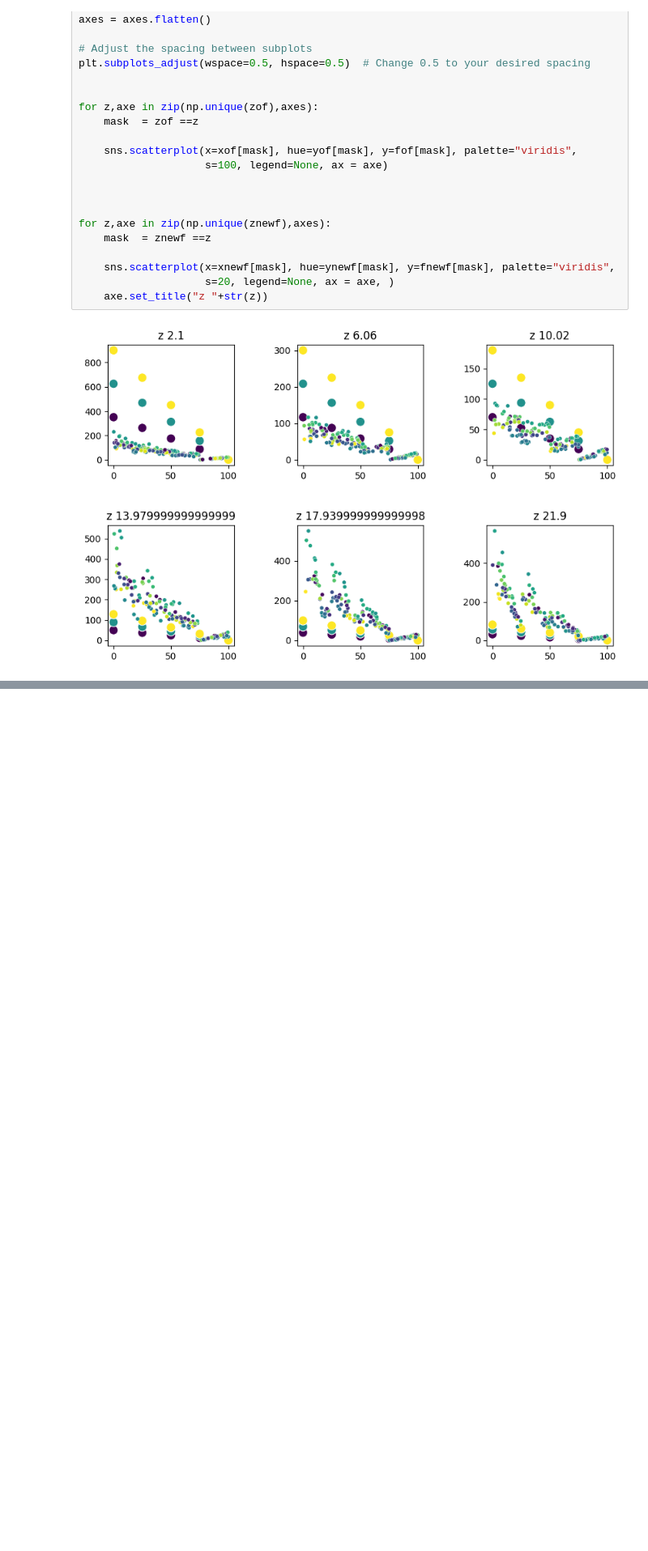
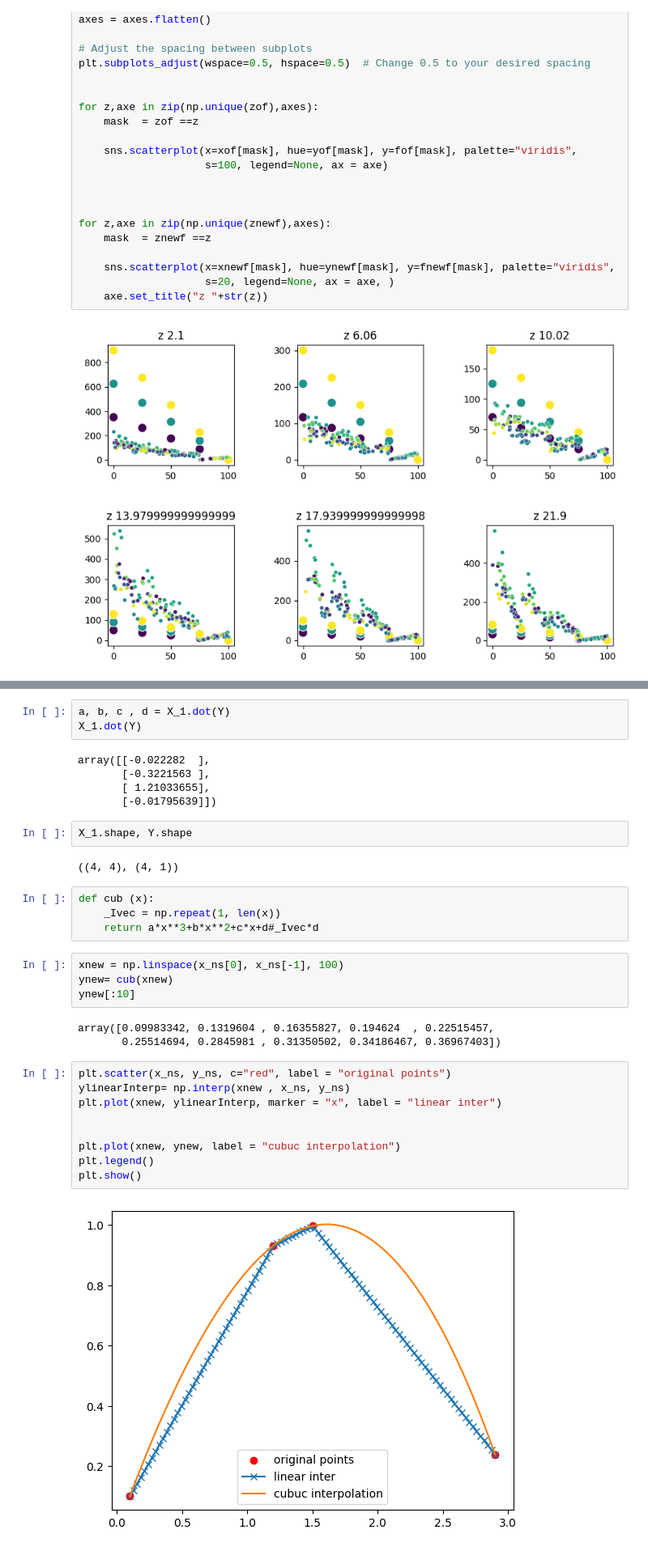
Before and after one commit to bouz1/bouz1.github.io, a Jupyter notebook: pages/others_pages/Divers_notebook/Understand_Interpolation_1d_2d_3d.ipynb, the cells around one changed output, grey strips where cells are left out. Shown at 81% size. Saved outputs shown, nothing was run; the diff lists cells and outputs as text; blank space fills up the shorter version.

```diff
--- a/pages/others_pages/Divers_notebook/Understand_Interpolation_1d_2d_3d.ipynb
+++ b/pages/others_pages/Divers_notebook/Understand_Interpolation_1d_2d_3d.ipynb
@@ -597,0 +651,34 @@ for z,axe in zip(np.unique(znewf),axes):
+# %%
+a, b, c , d = X_1.dot(Y)
+X_1.dot(Y)
+# %% [output]
+array([[-0.022282  ],
+       [-0.3221563 ],
+       [ 1.21033655],
+       [-0.01795639]])
+# %%
+X_1.shape, Y.shape
+# %% [output]
+((4, 4), (4, 1))
+# %%
+def cub (x):
+    _Ivec = np.repeat(1, len(x))
+    return a*x**3+b*x**2+c*x+d#_Ivec*d
+# %%
+xnew = np.linspace(x_ns[0], x_ns[-1], 100)
+ynew= cub(xnew)
+ynew[:10]
+# %% [output]
+array([0.09983342, 0.1319604 , 0.16355827, 0.194624  , 0.22515457,
+       0.25514694, 0.2845981 , 0.31350502, 0.34186467, 0.36967403])
+# %%
+plt.scatter(x_ns, y_ns, c="red", label = "original points")
+ylinearInterp= np.interp(xnew , x_ns, y_ns)
+plt.plot(xnew, ylinearInterp, marker = "x", label = "linear inter")
+
+
+plt.plot(xnew, ynew, label = "cubuc interpolation")
+plt.legend()
+plt.show()
+# %% [output]
+[figure, added]
```
Also changed, not shown: parts of 7 cells of this notebook, 3 other files.
